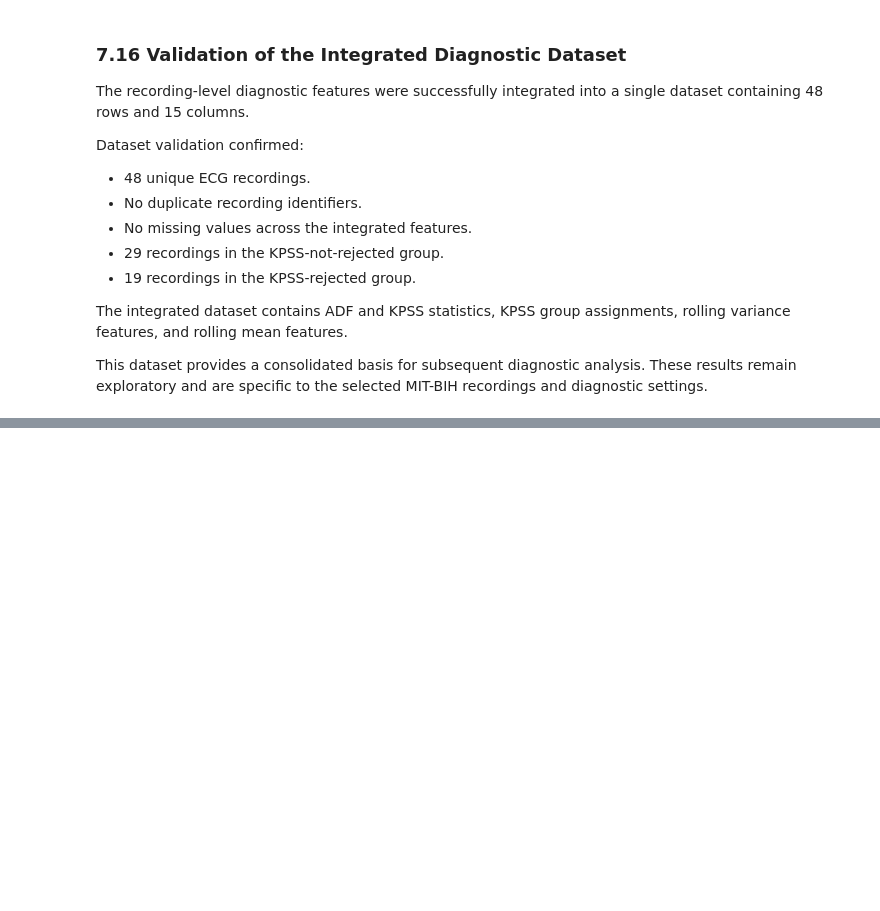
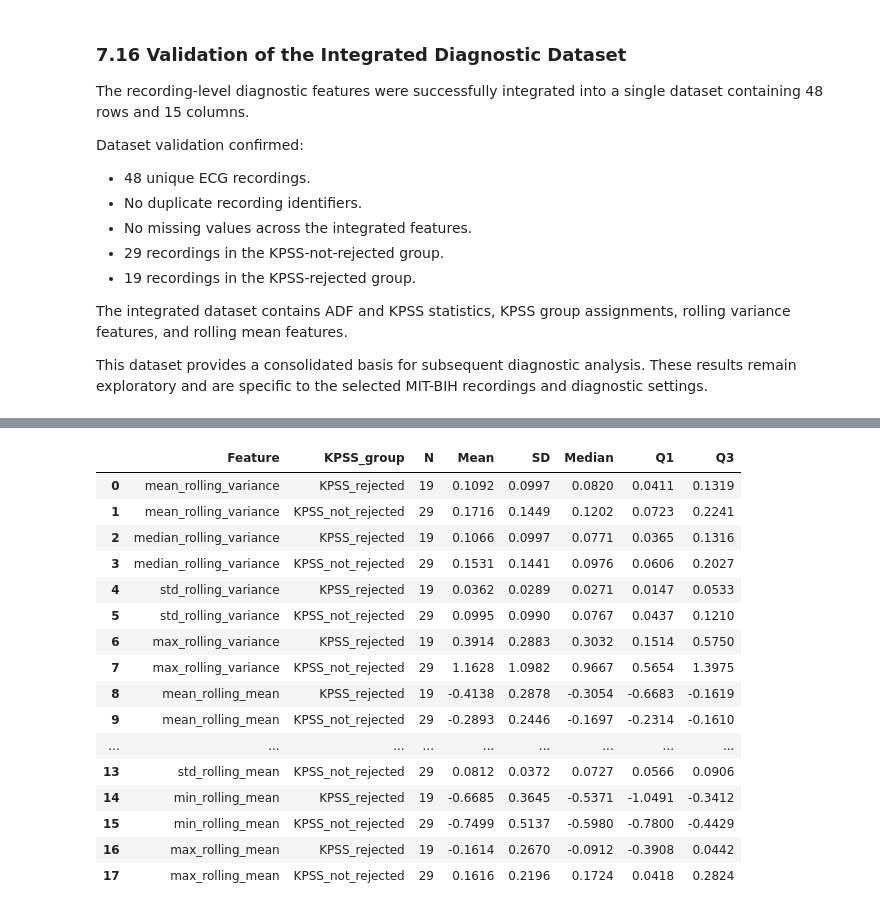
Before and after one commit to hmdsahed/ecg-diagnostic-driven-framework, a Jupyter notebook: 01_Data_Inspection_and_Statistical_Analysis.ipynb, the cells around one changed output, grey strips where cells are left out. Saved outputs shown, nothing was run; the diff lists cells and outputs as text; code cells hidden in the pictures; blank space fills up the shorter version.

```diff
--- a/1st experiment.ipynb
+++ b/01_Data_Inspection_and_Statistical_Analysis.ipynb
@@ -1894,0 +2335,46 @@ This dataset provides a consolidated basis for subsequent diagnostic analysis. T
+# %%
+# Calculate descriptive statistics for each KPSS group
+
+descriptive_results = []
+
+for feature in rolling_features:
+
+    for group in ["KPSS_rejected", "KPSS_not_rejected"]:
+
+        values = diagnostic_features_df.loc[
+            diagnostic_features_df["KPSS_group"] == group,
+            feature
+        ].dropna()
+
+        descriptive_results.append({
+            "Feature": feature,
+            "KPSS_group": group,
+            "N": len(values),
+            "Mean": values.mean(),
+            "SD": values.std(),
+            "Median": values.median(),
+            "Q1": values.quantile(0.25),
+            "Q3": values.quantile(0.75)
+        })
+
+descriptive_results_df = pd.DataFrame(descriptive_results)
+
+display(descriptive_results_df.round(4))
+# %% [output]
+|  | Feature | KPSS_group | N | Mean | SD | Median | Q1 | Q3 |
+| 0 | mean_rolling_variance | KPSS_rejected | 19 | 0.1092 | 0.0997 | 0.0820 | 0.0411 | 0.1319 |
+| 1 | mean_rolling_variance | KPSS_not_rejected | 29 | 0.1716 | 0.1449 | 0.1202 | 0.0723 | 0.2241 |
+| 2 | median_rolling_variance | KPSS_rejected | 19 | 0.1066 | 0.0997 | 0.0771 | 0.0365 | 0.1316 |
+| 3 | median_rolling_variance | KPSS_not_rejected | 29 | 0.1531 | 0.1441 | 0.0976 | 0.0606 | 0.2027 |
+| 4 | std_rolling_variance | KPSS_rejected | 19 | 0.0362 | 0.0289 | 0.0271 | 0.0147 | 0.0533 |
+| 5 | std_rolling_variance | KPSS_not_rejected | 29 | 0.0995 | 0.0990 | 0.0767 | 0.0437 | 0.1210 |
+| 6 | max_rolling_variance | KPSS_rejected | 19 | 0.3914 | 0.2883 | 0.3032 | 0.1514 | 0.5750 |
+| 7 | max_rolling_variance | KPSS_not_rejected | 29 | 1.1628 | 1.0982 | 0.9667 | 0.5654 | 1.3975 |
+| 8 | mean_rolling_mean | KPSS_rejected | 19 | -0.4138 | 0.2878 | -0.3054 | -0.6683 | -0.1619 |
+| 9 | mean_rolling_mean | KPSS_not_rejected | 29 | -0.2893 | 0.2446 | -0.1697 | -0.2314 | -0.1610 |
+| ... | ... | ... | ... | ... | ... | ... | ... | ... |
+| 13 | std_rolling_mean | KPSS_not_rejected | 29 | 0.0812 | 0.0372 | 0.0727 | 0.0566 | 0.0906 |
+| 14 | min_rolling_mean | KPSS_rejected | 19 | -0.6685 | 0.3645 | -0.5371 | -1.0491 | -0.3412 |
+| 15 | min_rolling_mean | KPSS_not_rejected | 29 | -0.7499 | 0.5137 | -0.5980 | -0.7800 | -0.4429 |
+| 16 | max_rolling_mean | KPSS_rejected | 19 | -0.1614 | 0.2670 | -0.0912 | -0.3908 | 0.0442 |
+| 17 | max_rolling_mean | KPSS_not_rejected | 29 | 0.1616 | 0.2196 | 0.1724 | 0.0418 | 0.2824 |
```
Also changed, not shown: parts of 50 cells of this notebook.
